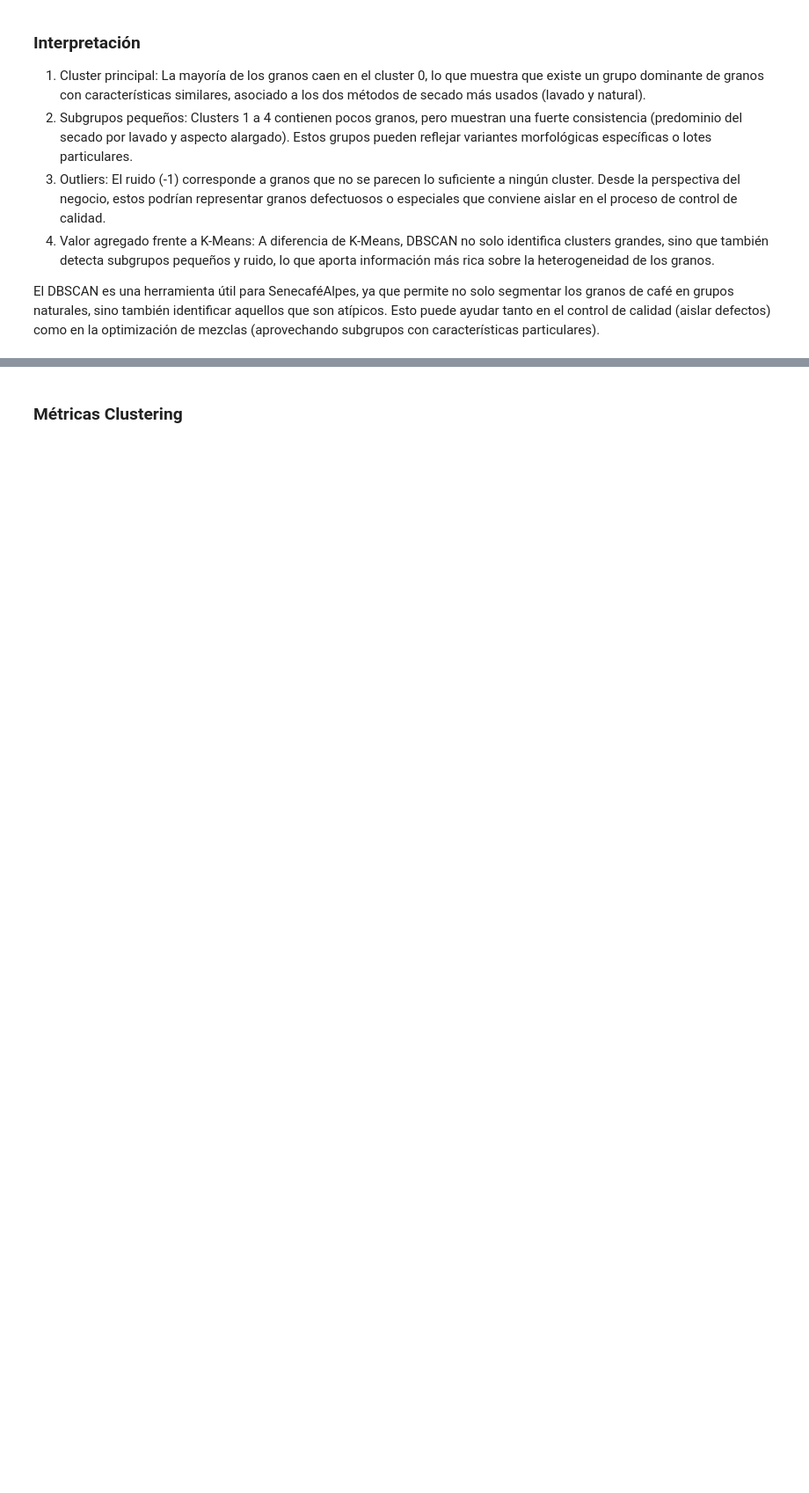
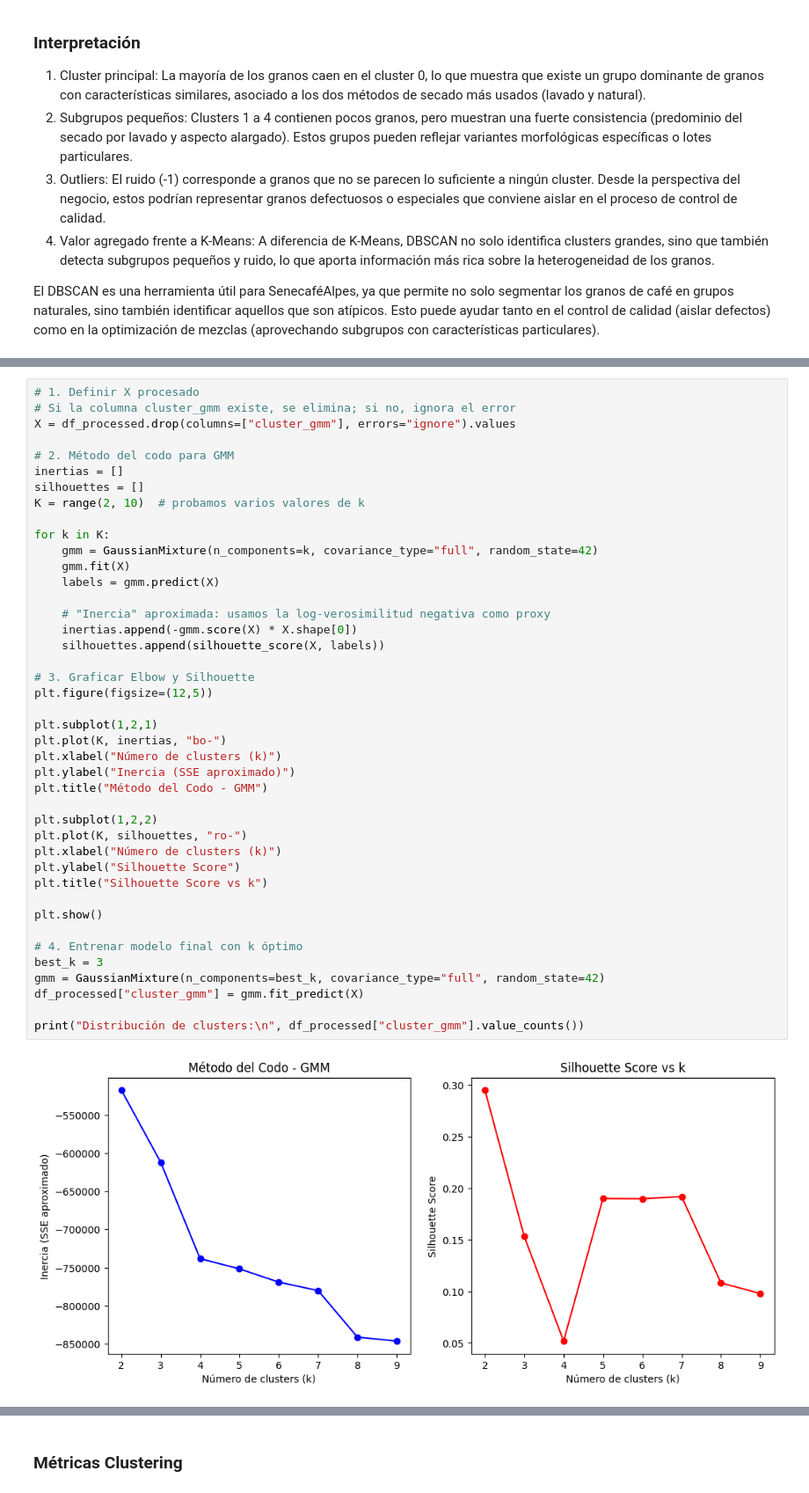
Before and after one commit to scabrac24/LAB_2_Inteligencia_de_Negocios, a Jupyter notebook: Laboratorio_2_BI.ipynb, the cells around one changed output, grey strips where cells are left out. Shown at 88% size. Saved outputs shown, nothing was run; the diff lists cells and outputs as text; blank space fills up the shorter version.

```diff
--- a/Laboratorio_2_BI.ipynb
+++ b/Laboratorio_2_BI.ipynb
@@ -649,0 +672,44 @@ El DBSCAN es una herramienta útil para SenecaféAlpes, ya que permite no solo s
+# %%
+# 1. Definir X procesado
+# Si la columna cluster_gmm existe, se elimina; si no, ignora el error
+X = df_processed.drop(columns=["cluster_gmm"], errors="ignore").values
+
+# 2. Método del codo para GMM
+inertias = []
+silhouettes = []
+K = range(2, 10)  # probamos varios valores de k
+
+for k in K:
+    gmm = GaussianMixture(n_components=k, covariance_type="full", random_state=42)
+    gmm.fit(X)
+    labels = gmm.predict(X)
+
+    # "Inercia" aproximada: usamos la log-verosimilitud negativa como proxy
+    inertias.append(-gmm.score(X) * X.shape[0])
+    silhouettes.append(silhouette_score(X, labels))
+
+# 3. Graficar Elbow y Silhouette
+plt.figure(figsize=(12,5))
+
+plt.subplot(1,2,1)
+plt.plot(K, inertias, "bo-")
+plt.xlabel("Número de clusters (k)")
+plt.ylabel("Inercia (SSE aproximado)")
+plt.title("Método del Codo - GMM")
+
+plt.subplot(1,2,2)
+plt.plot(K, silhouettes, "ro-")
+plt.xlabel("Número de clusters (k)")
+plt.ylabel("Silhouette Score")
+plt.title("Silhouette Score vs k")
+
+plt.show()
+
+# 4. Entrenar modelo final con k óptimo
+best_k = 3
+gmm = GaussianMixture(n_components=best_k, covariance_type="full", random_state=42)
+df_processed["cluster_gmm"] = gmm.fit_predict(X)
+
+print("Distribución de clusters:\n", df_processed["cluster_gmm"].value_counts())
+# %% [output]
+[figure, added]
```
Also changed, not shown: parts of 11 cells of this notebook.
